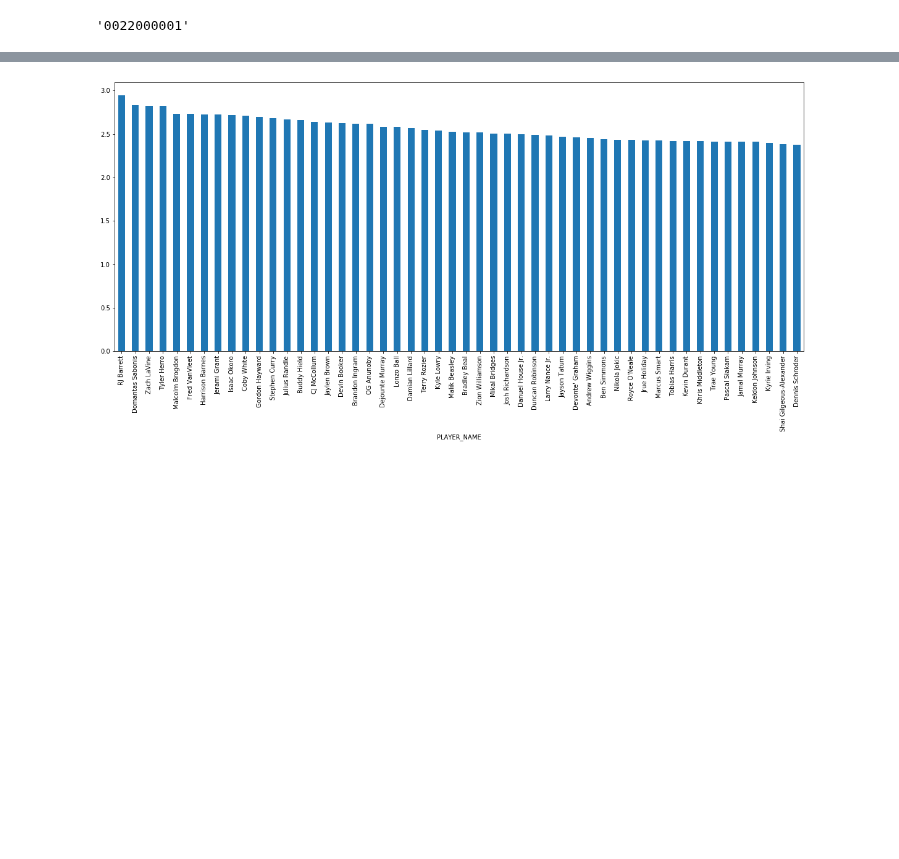
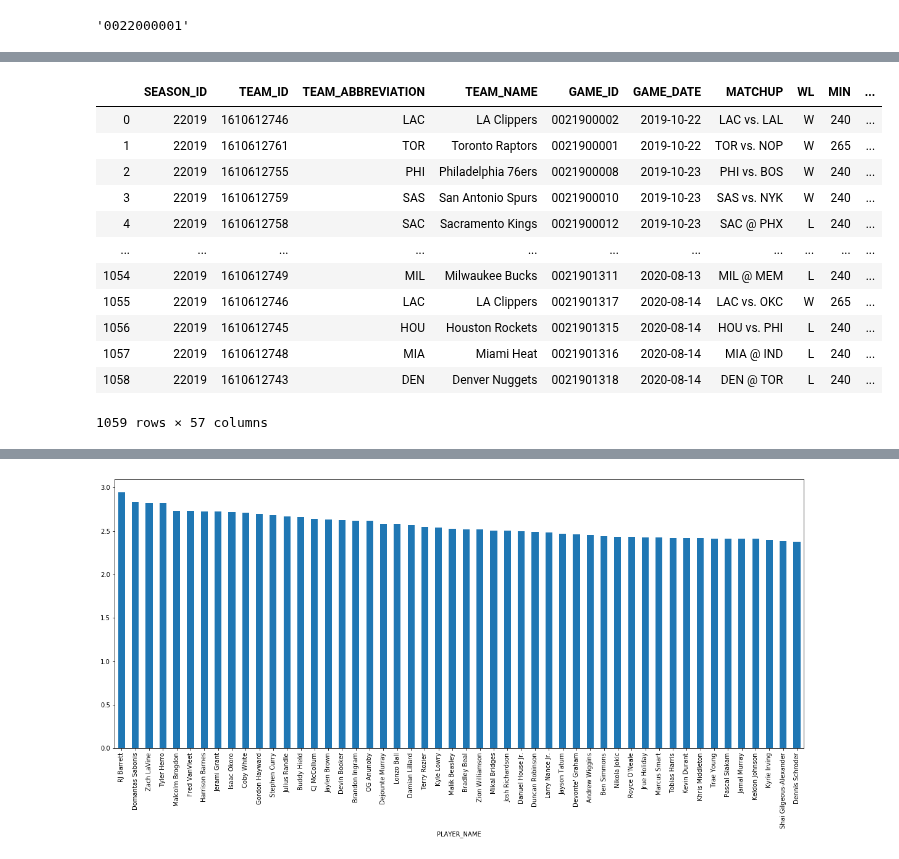
Before and after one commit to jnish23/NBA_Model, a Jupyter notebook: Exploring NBA_api.ipynb, the cells around one changed output, grey strips where cells are left out. Cells and saved outputs as stored; diff of their text form; code cells hidden in the pictures; blank space fills up the shorter version.

```diff
--- a/Exploring NBA_api.ipynb
+++ b/Exploring NBA_api.ipynb
@@ -349,0 +419,21 @@ boxscoresummaryv2.BoxScoreSummaryV2(game_id=game_id).get_data_frames()[1]
+# %%
+home_gamelogs = gamelogs.loc[gamelogs.duplicated(subset='GAME_ID', keep='last')]
+away_gamelogs = gamelogs.loc[gamelogs.duplicated(subset='GAME_ID', keep='first')]
+
+gamelogs_full = pd.merge(home_gamelogs, away_gamelogs, how='inner', on='GAME_ID', suffixes=['', '_opp'])
+
+gamelogs_full
+# %% [output]
+|  | SEASON_ID | TEAM_ID | TEAM_ABBREVIATION | TEAM_NAME | GAME_ID | GAME_DATE | MATCHUP | WL | MIN | ... |
+| 0 | 22019 | 1610612746 | LAC | LA Clippers | 0021900002 | 2019-10-22 | LAC vs. LAL | W | 240 | ... |
+| 1 | 22019 | 1610612761 | TOR | Toronto Raptors | 0021900001 | 2019-10-22 | TOR vs. NOP | W | 265 | ... |
+| 2 | 22019 | 1610612755 | PHI | Philadelphia 76ers | 0021900008 | 2019-10-23 | PHI vs. BOS | W | 240 | ... |
+| 3 | 22019 | 1610612759 | SAS | San Antonio Spurs | 0021900010 | 2019-10-23 | SAS vs. NYK | W | 240 | ... |
+| 4 | 22019 | 1610612758 | SAC | Sacramento Kings | 0021900012 | 2019-10-23 | SAC @ PHX | L | 240 | ... |
+| ... | ... | ... | ... | ... | ... | ... | ... | ... | ... | ... |
+| 1054 | 22019 | 1610612749 | MIL | Milwaukee Bucks | 0021901311 | 2020-08-13 | MIL @ MEM | L | 240 | ... |
+| 1055 | 22019 | 1610612746 | LAC | LA Clippers | 0021901317 | 2020-08-14 | LAC vs. OKC | W | 265 | ... |
+| 1056 | 22019 | 1610612745 | HOU | Houston Rockets | 0021901315 | 2020-08-14 | HOU vs. PHI | L | 240 | ... |
+| 1057 | 22019 | 1610612748 | MIA | Miami Heat | 0021901316 | 2020-08-14 | MIA @ IND | L | 240 | ... |
+| 1058 | 22019 | 1610612743 | DEN | Denver Nuggets | 0021901318 | 2020-08-14 | DEN @ TOR | L | 240 | ... |
+1059 rows × 57 columns
```
Also changed, not shown: parts of 13 cells of this notebook, 11 other files.
